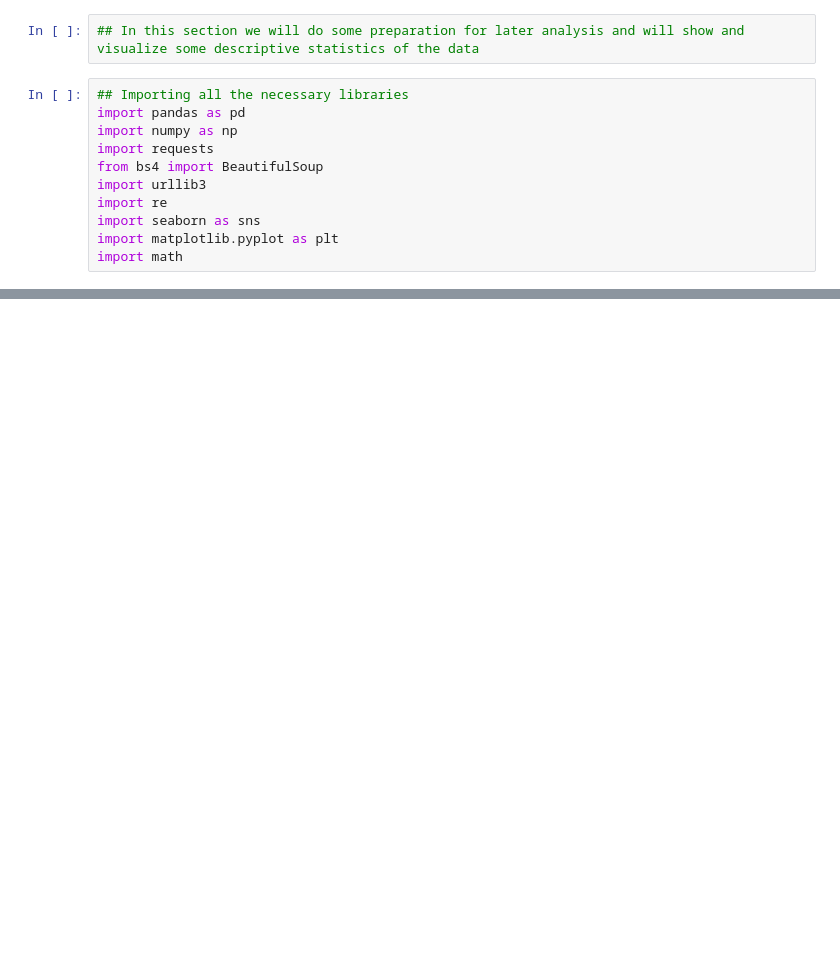
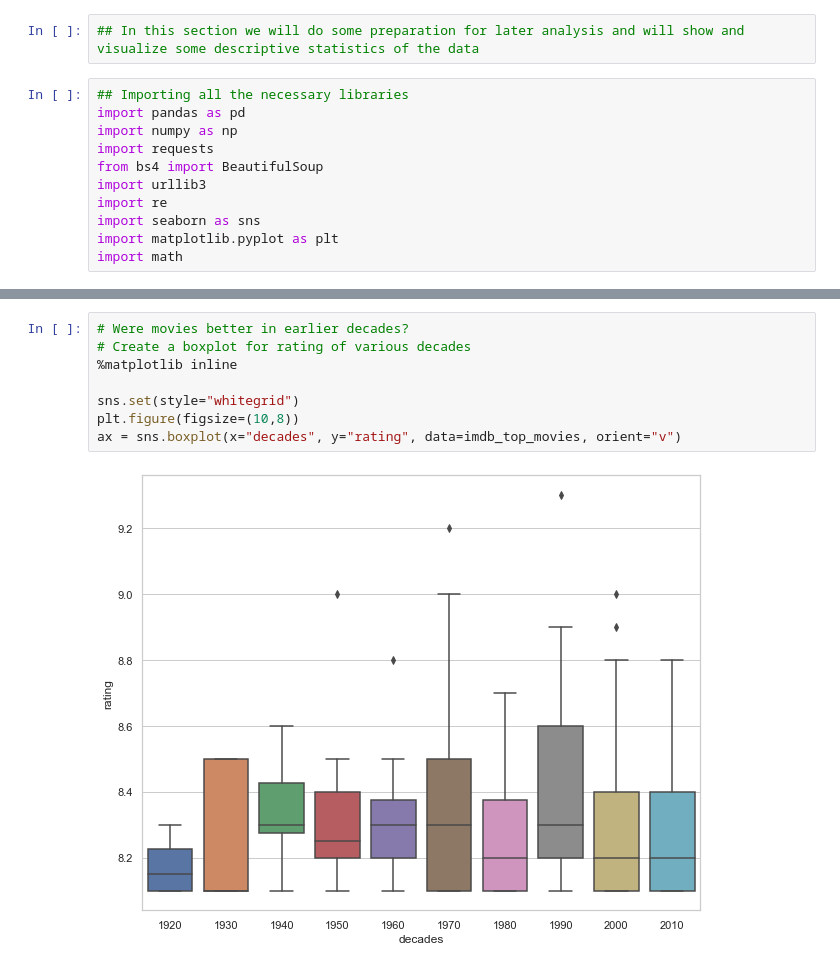
Before and after one commit to moritzdaendliker/IMDBscraper_and_analysis, a Jupyter notebook: Data Preparation & descriptive statistics.ipynb, the cells around one changed output, grey strips where cells are left out. Saved outputs shown, nothing was run; the diff lists cells and outputs as text; blank space fills up the shorter version.

```diff
--- a/Data Preparation & descriptive statistics.ipynb
+++ b/Data Preparation & descriptive statistics.ipynb
@@ -127,0 +232,10 @@ ValueError: Could not interpret value `number of appearances` for parameter `x`
+# %%
+# Were movies better in earlier decades?
+# Create a boxplot for rating of various decades
+%matplotlib inline
+
+sns.set(style="whitegrid")
+plt.figure(figsize=(10,8))
+ax = sns.boxplot(x="decades", y="rating", data=imdb_top_movies, orient="v")
+# %% [output]
+[figure, added]
```
Also changed, not shown: parts of 14 cells of this notebook.
